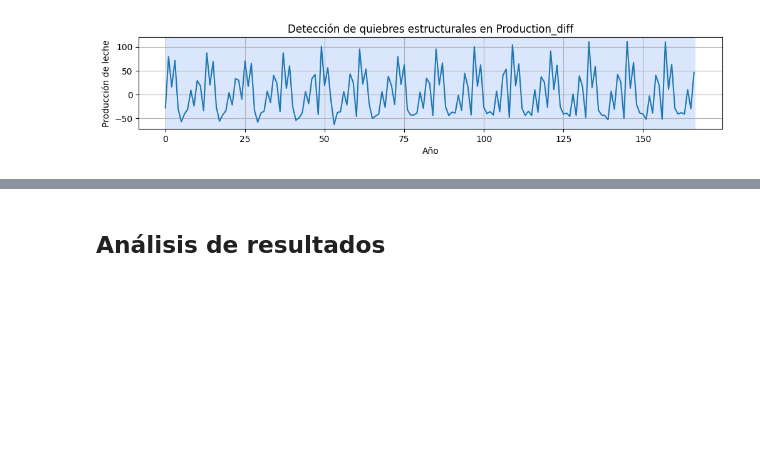
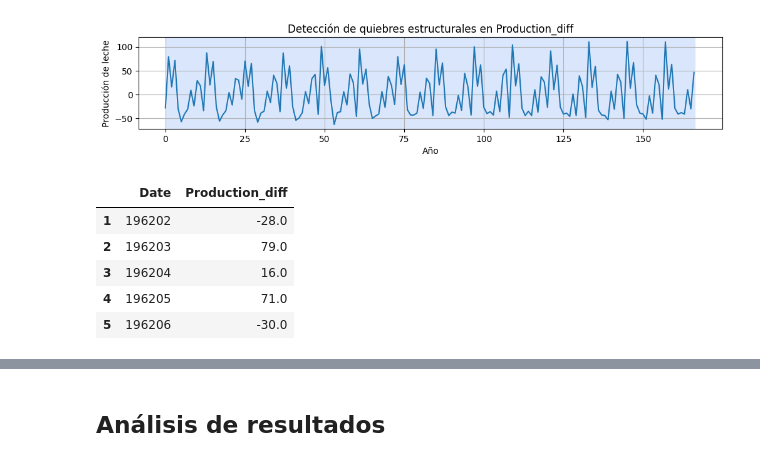
Before and after one commit to principioincertidumbre/Tarea3_MLA, a Jupyter notebook: Tarea_3_MLA.ipynb, the cells around one changed output, grey strips where cells are left out. Drawn from its saved outputs; the diff is of its cells as text; code cells hidden in the pictures; blank space fills up the shorter version.

```diff
--- a/Tarea_3_MLA.ipynb
+++ b/Tarea_3_MLA.ipynb
@@ -491,0 +508,9 @@ Puntos de quiebre detectados: [167]
+# %%
+df_leche_diff.head()
+# %% [output]
+|  | Date | Production_diff |
+| 1 | 196202 | -28.0 |
+| 2 | 196203 | 79.0 |
+| 3 | 196204 | 16.0 |
+| 4 | 196205 | 71.0 |
+| 5 | 196206 | -30.0 |
```
Also changed, not shown: parts of 8 cells of this notebook.
